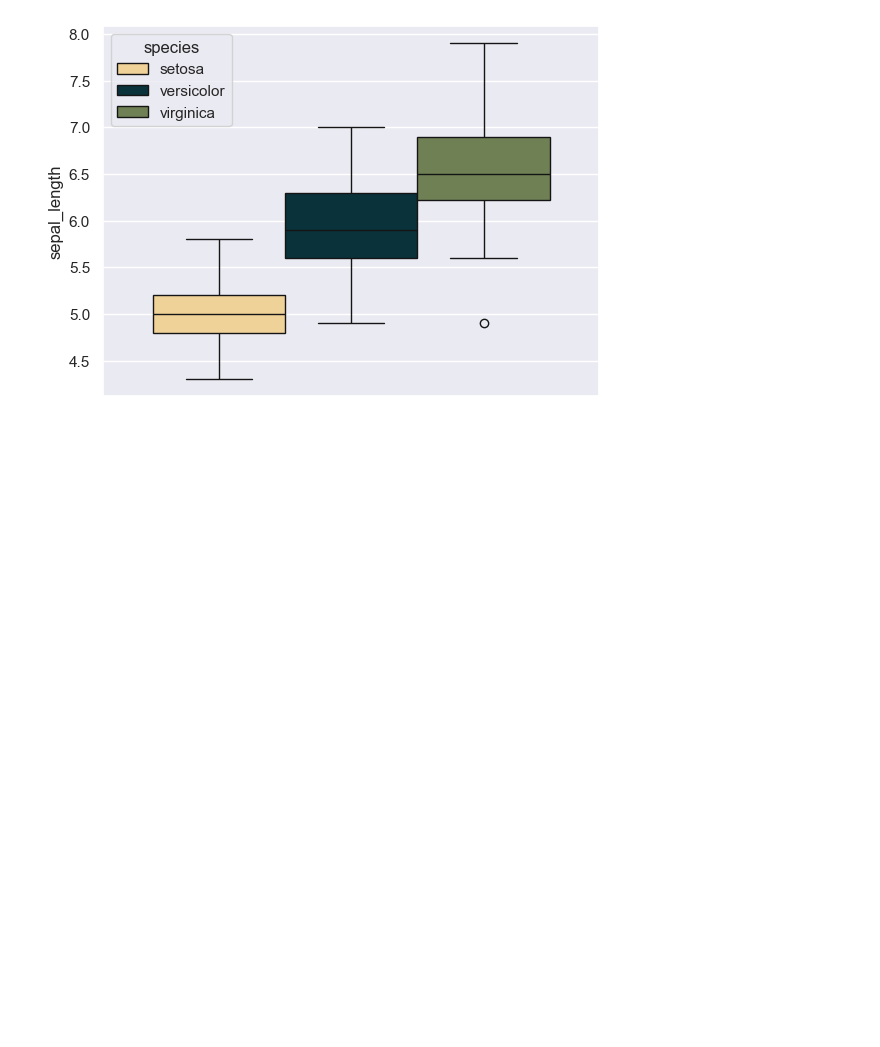
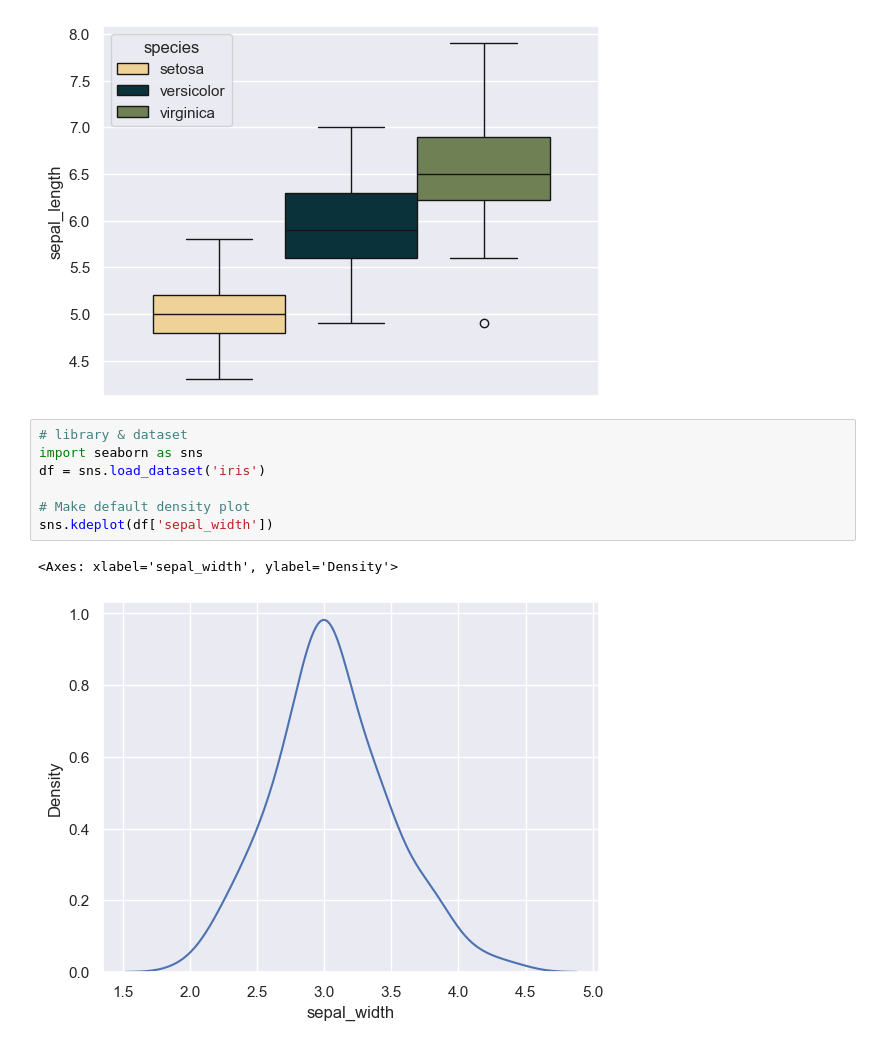
Before and after one commit to Dartmouth-Libraries/reproducible-research, a Jupyter notebook: graphs-plots/python-graph-gallery.ipynb, the cells around one changed output. Cells and saved outputs as stored; diff of their text form; blank space fills up the shorter version.

Commit message:
plots - iris data with seaborn library

```diff
--- a/graphs-plots/python-graph-gallery.ipynb
+++ b/graphs-plots/python-graph-gallery.ipynb
@@ -68,3 +61,13 @@ sns.boxplot(hue=df["species"], y=df["sepal_length"], palette=palette)
 plt.show()
 # %% [output]
 [figure]
+# %%
+# library & dataset
+import seaborn as sns
+df = sns.load_dataset('iris')
+
+# Make default density plot
+sns.kdeplot(df['sepal_width'])
+# %% [output]
+<Axes: xlabel='sepal_width', ylabel='Density'>
+[figure, added]
```
Also changed, not shown: parts of 4 cells of this notebook.
